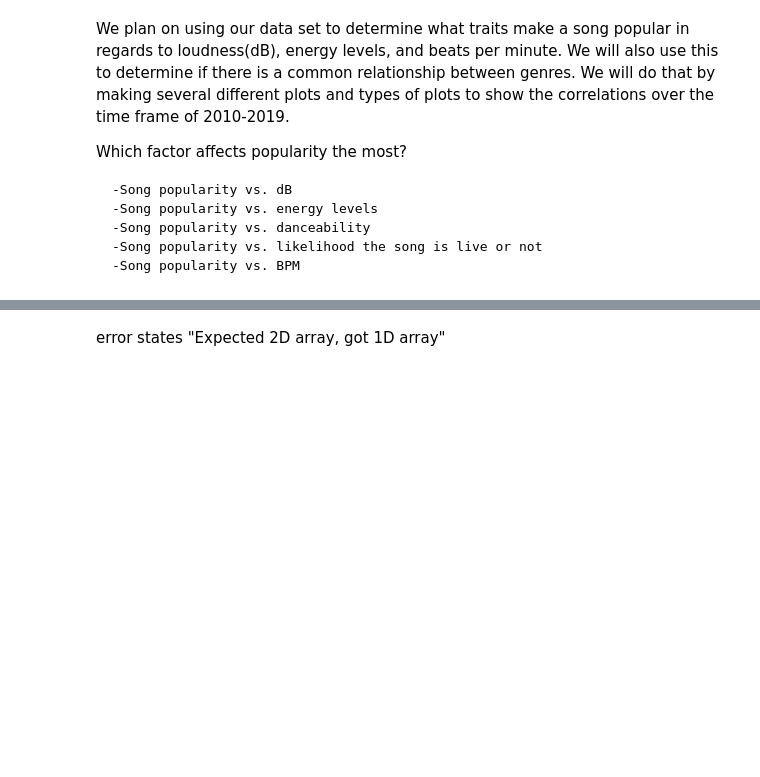
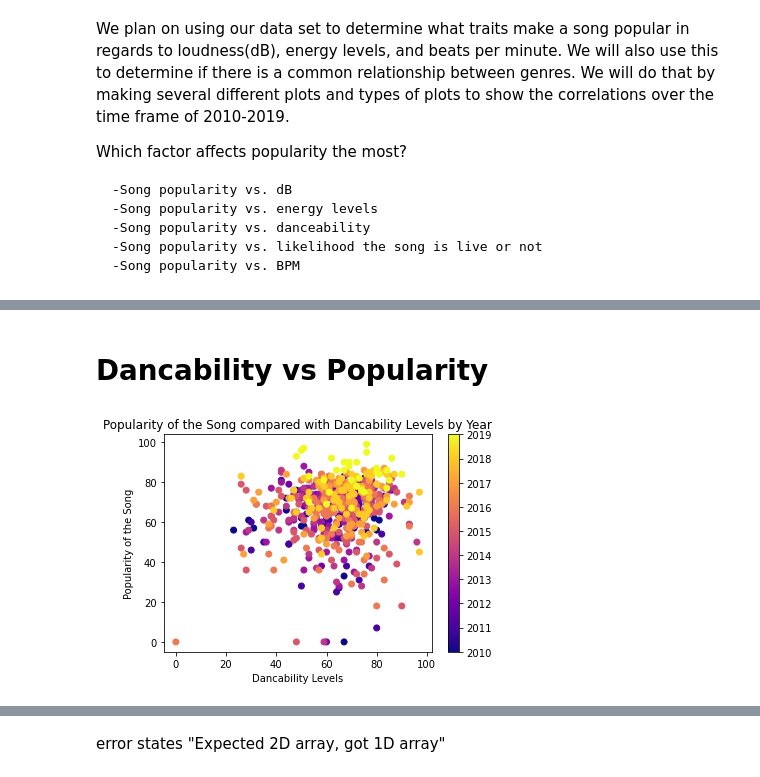
Before and after one commit to bisho121/music_project, a Jupyter notebook: Music_Classification.ipynb, the cells around one changed output, grey strips where cells are left out. Drawn from its saved outputs; the diff is of its cells as text; code cells hidden in the pictures; blank space fills up the shorter version.

```diff
--- a/Music_Classification.ipynb
+++ b/Music_Classification.ipynb
@@ -80,0 +128,15 @@ data.drop(["Unnamed: 0"], axis = 1)
+# %% [markdown]
+# Dancability vs Popularity
+# %%
+plt.scatter(data["dnce"], data["pop"], c=data["year"], cmap="plasma")
+
+plt.colorbar()
+
+plt.xlabel("Dancability Levels")
+plt.ylabel("Popularity of the Song")
+plt.title("Popularity of the Song compared with Dancability Levels by Year")
+
+
+plt.show()
+# %% [output]
+[figure, added]
```
Also changed, not shown: parts of 25 cells of this notebook.
